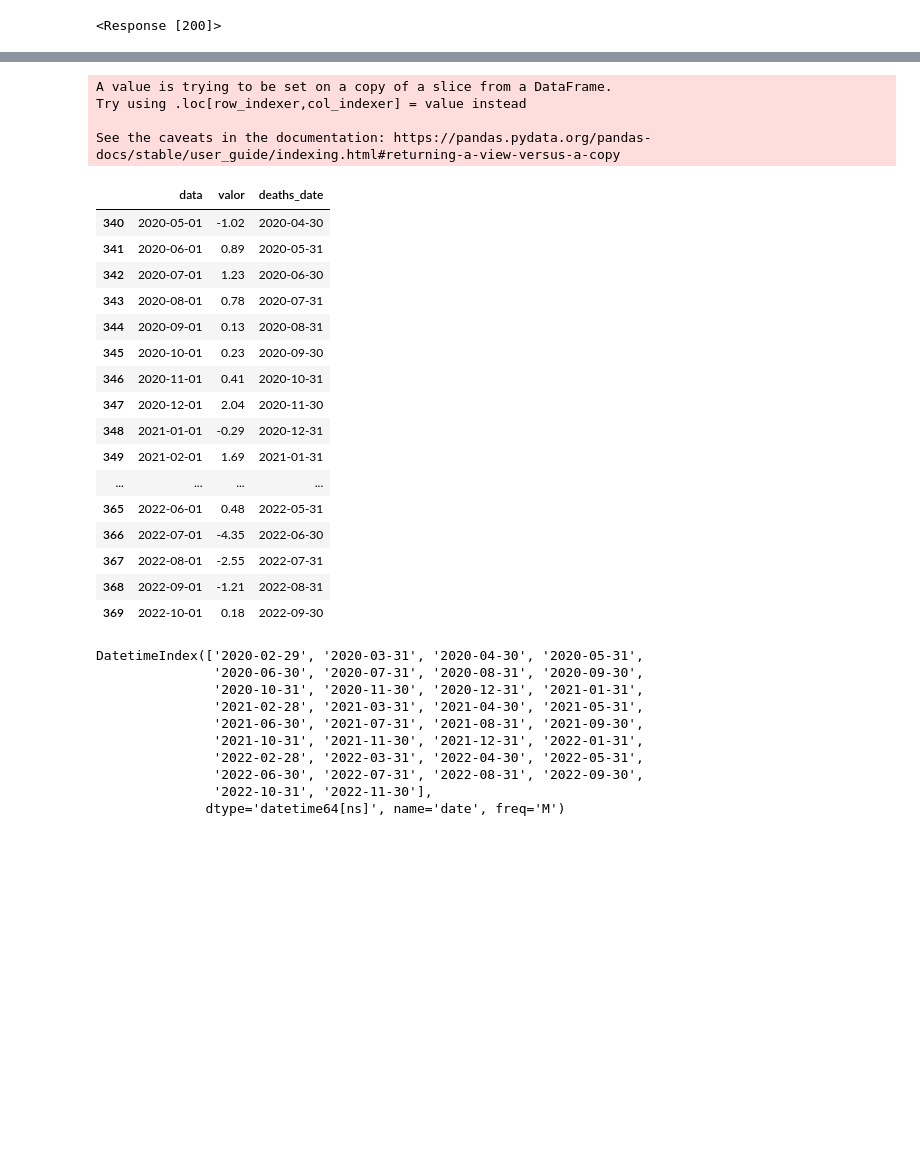
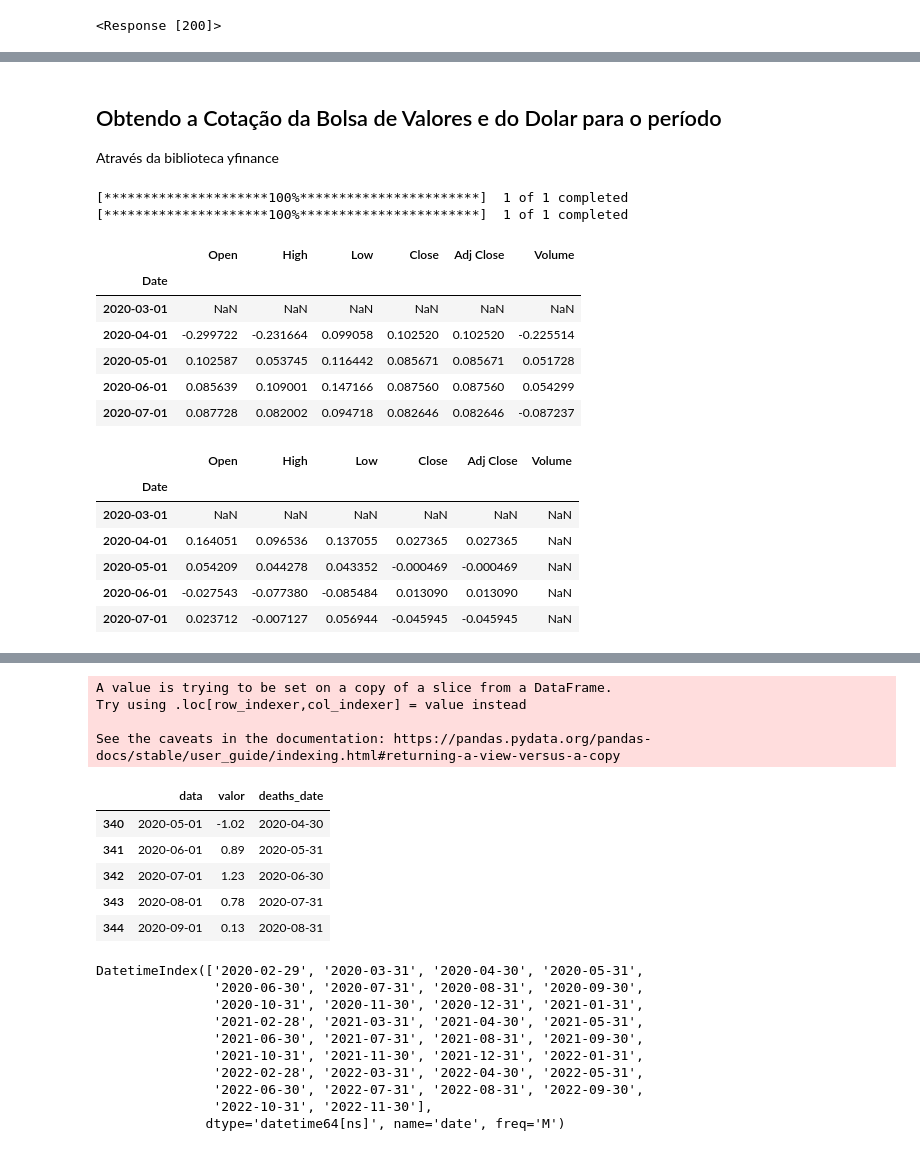
Before and after one commit to til021/divtech_covid_analysis, a Jupyter notebook: covid.ipynb, the cells around one changed output, grey strips where cells are left out. Drawn from its saved outputs; the diff is of its cells as text; code cells hidden in the pictures; blank space fills up the shorter version.

```diff
--- a/covid.ipynb
+++ b/covid.ipynb
@@ -156,5 +158,36 @@ fig = px.line(ipca, x="data", y="valor", title='Variação do IPCA no Brasil',\
 fig.show()
 # %% [output]
 [interactive output not drawn]
+# %% [markdown]
+## Obtendo a Cotação da Bolsa de Valores e do Dolar para o período
+
+Através da biblioteca yfinance
+# %%
+ibov = yf.download('^bvsp', start='2020-03-01', end="2022-11-01", interval='1mo')
+usd = yf.download('USDBRL=X', start='2020-03-01', end="2022-11-01", interval='1mo')
+# %% [output]
+[*********************100%***********************]  1 of 1 completed
+[*********************100%***********************]  1 of 1 completed
+# %%
+# Obtendo as variações mensais da bolsa de valores:
+ibov = ibov.pct_change()
+usd = usd.pct_change()
+
+display(ibov.head(), usd.head())
+# %% [output]
+|  | Open | High | Low | Close | Adj Close | Volume |
+| Date |  |  |  |  |  |  |
+| 2020-03-01 | NaN | NaN | NaN | NaN | NaN | NaN |
+| 2020-04-01 | -0.299722 | -0.231664 | 0.099058 | 0.102520 | 0.102520 | -0.225514 |
+| 2020-05-01 | 0.102587 | 0.053745 | 0.116442 | 0.085671 | 0.085671 | 0.051728 |
+| 2020-06-01 | 0.085639 | 0.109001 | 0.147166 | 0.087560 | 0.087560 | 0.054299 |
+| 2020-07-01 | 0.087728 | 0.082002 | 0.094718 | 0.082646 | 0.082646 | -0.087237 |
+|  | Open | High | Low | Close | Adj Close | Volume |
+| Date |  |  |  |  |  |  |
+| 2020-03-01 | NaN | NaN | NaN | NaN | NaN | NaN |
+| 2020-04-01 | 0.164051 | 0.096536 | 0.137055 | 0.027365 | 0.027365 | NaN |
+| 2020-05-01 | 0.054209 | 0.044278 | 0.043352 | -0.000469 | -0.000469 | NaN |
+| 2020-06-01 | -0.027543 | -0.077380 | -0.085484 | 0.013090 | 0.013090 | NaN |
+| 2020-07-01 | 0.023712 | -0.007127 | 0.056944 | -0.045945 | -0.045945 | NaN |
 # %%
 # dict for the dataframes and their names
@@ -174,29 +216,18 @@ fig.show()
 [interactive output not drawn]
 # %%
 ipca["deaths_date"] = months.index[2:-2]
-ipca
+ipca.head()
 # %% [output]
 A value is trying to be set on a copy of a slice from a DataFrame.
 Try using .loc[row_indexer,col_indexer] = value instead
 
 See the caveats in the documentation: https://pandas.pydata.org/pandas-docs/stable/user_guide/indexing.html#returning-a-view-versus-a-copy
 |  | data | valor | deaths_date |
 | 340 | 2020-05-01 | -1.02 | 2020-04-30 |
 | 341 | 2020-06-01 | 0.89 | 2020-05-31 |
 | 342 | 2020-07-01 | 1.23 | 2020-06-30 |
 | 343 | 2020-08-01 | 0.78 | 2020-07-31 |
 | 344 | 2020-09-01 | 0.13 | 2020-08-31 |
-| 345 | 2020-10-01 | 0.23 | 2020-09-30 |
-| 346 | 2020-11-01 | 0.41 | 2020-10-31 |
-| 347 | 2020-12-01 | 2.04 | 2020-11-30 |
-| 348 | 2021-01-01 | -0.29 | 2020-12-31 |
-| 349 | 2021-02-01 | 1.69 | 2021-01-31 |
-| ... | ... | ... | ... |
-| 365 | 2022-06-01 | 0.48 | 2022-05-31 |
-| 366 | 2022-07-01 | -4.35 | 2022-06-30 |
-| 367 | 2022-08-01 | -2.55 | 2022-07-31 |
-| 368 | 2022-09-01 | -1.21 | 2022-08-31 |
-| 369 | 2022-10-01 | 0.18 | 2022-09-30 |
 # %%
 months.index
 # %% [output]
```
Also changed, not shown: parts of 3 cells of this notebook, 3 other files.
